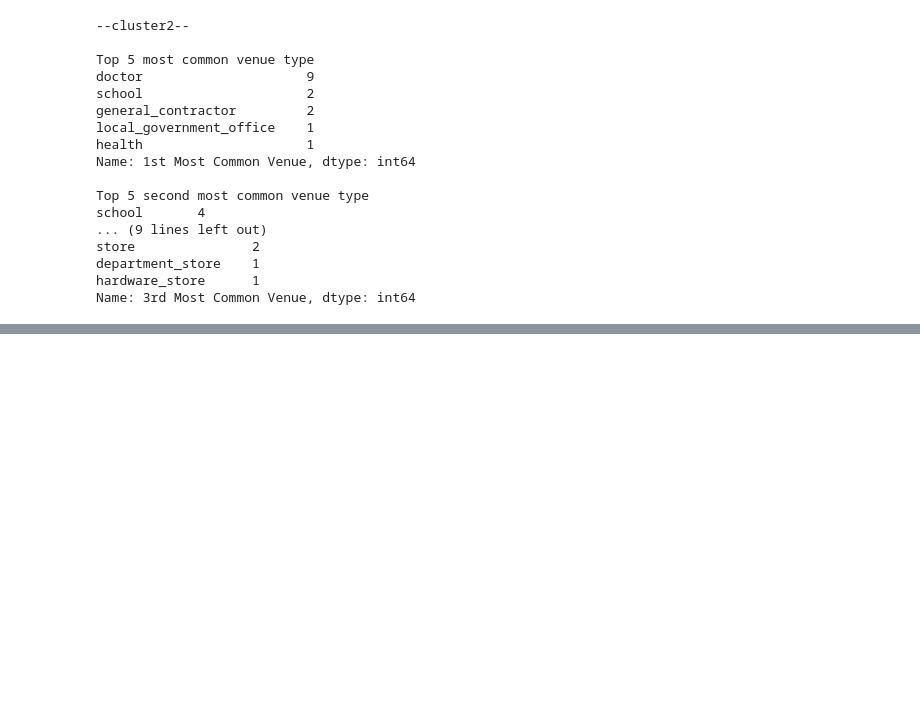
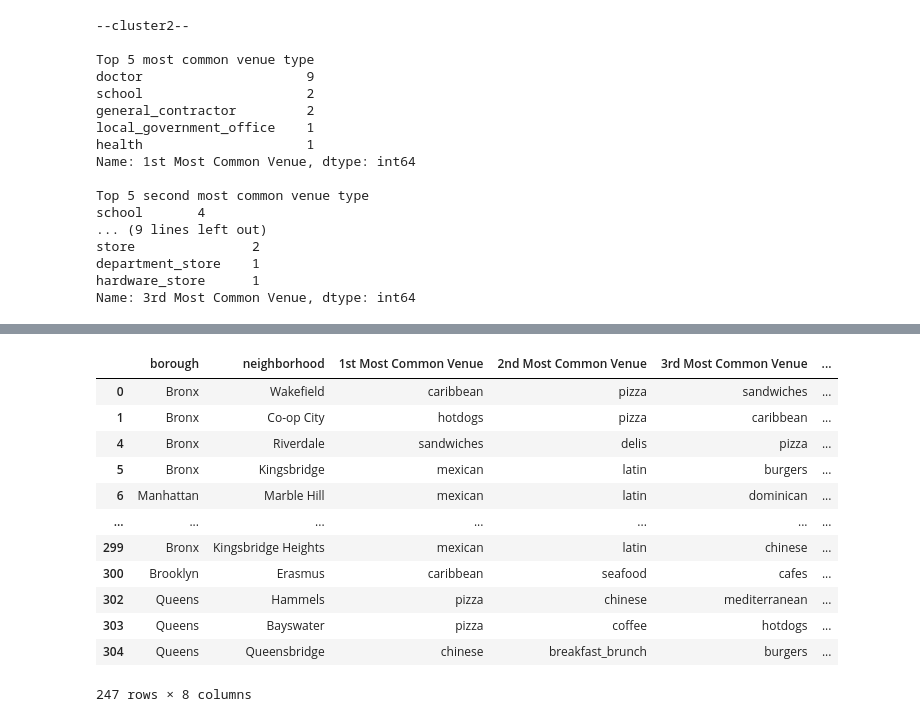
Before and after one commit to ktamkee/NYC_midterm_project, a Jupyter notebook: svc/K-Means2.ipynb, the cells around one changed output, grey strips where cells are left out. Cells and saved outputs as stored; diff of their text form; code cells hidden in the pictures; blank space fills up the shorter version.

```diff
--- a/svc/K-Means2.ipynb
+++ b/svc/K-Means2.ipynb
@@ -255,0 +306,22 @@ Name: 3rd Most Common Venue, dtype: int64
+# %%
+# Create new dataframe for most common venues
+num_top_venues = 5
+
+indicators = ['st', 'nd', 'rd']
+
+# create columns according to number of top venues
+columns = ['id']
+for ind in np.arange(num_top_venues):
+    try:
+        columns.append('{}{} Most Common Venue'.format(ind+1, indicators[ind]))
+    except:
+        columns.append('{}th Most Common Venue'.format(ind+1))
+
+# create a new dataframe
+restaurant_sorted = pd.DataFrame(columns=columns)
+restaurant_sorted['id'] = restaurant_data['id']
+
+for ind in np.arange(restaurant_data.shape[0]):
+    restaurant_sorted.iloc[ind, 1:] = return_most_common_venues(restaurant_data.iloc[ind, :], num_top_venues)
+
+restaurant_sorted.head()
@@ -255,0 +360,13 @@ Name: 3rd Most Common Venue, dtype: int64
+# %%
+# Add cluster labels to venue data
+restaurant_sorted.insert(0, 'clusters', kmeans.labels_)
+clusters_resturant = restaurant_sorted.clusters.tolist()
+restaurant_sorted = restaurant_sorted.drop('clusters', axis=1)
+
+# Merge venue data with neighborhood data
+all_restaurant_data = neighborhood_data.copy()
+all_restaurant_data = pd.merge(all_restaurant_data, restaurant_sorted, on='id')
+all_restaurant_data['clusters'] = clusters
+all_restaurant_data = all_restaurant_data.drop('id', axis=1)
+
+all_restaurant_data.head()
@@ -255,0 +408,19 @@ Name: 3rd Most Common Venue, dtype: int64
+# %%
+cluster0_restaurant = all_restaurant_data.loc[all_restaurant_data['clusters'] == 0, all_restaurant_data.columns[[0] + [1] + list(range(4, all_restaurant_data.shape[1]))]]
+cluster1_restaurant = all_restaurant_data.loc[all_restaurant_data['clusters'] == 1, all_restaurant_data.columns[[0] + [1] + list(range(4, all_restaurant_data.shape[1]))]]
+# %%
+cluster0_restaurant
+# %% [output]
+|  | borough | neighborhood | 1st Most Common Venue | 2nd Most Common Venue | 3rd Most Common Venue | ... |
+| 0 | Bronx | Wakefield | caribbean | pizza | sandwiches | ... |
+| 1 | Bronx | Co-op City | hotdogs | pizza | caribbean | ... |
+| 4 | Bronx | Riverdale | sandwiches | delis | pizza | ... |
+| 5 | Bronx | Kingsbridge | mexican | latin | burgers | ... |
+| 6 | Manhattan | Marble Hill | mexican | latin | dominican | ... |
+| ... | ... | ... | ... | ... | ... | ... |
+| 299 | Bronx | Kingsbridge Heights | mexican | latin | chinese | ... |
+| 300 | Brooklyn | Erasmus | caribbean | seafood | cafes | ... |
+| 302 | Queens | Hammels | pizza | chinese | mediterranean | ... |
+| 303 | Queens | Bayswater | pizza | coffee | hotdogs | ... |
+| 304 | Queens | Queensbridge | chinese | breakfast_brunch | burgers | ... |
+247 rows × 8 columns
```
Also changed, not shown: parts of 22 cells of this notebook.
